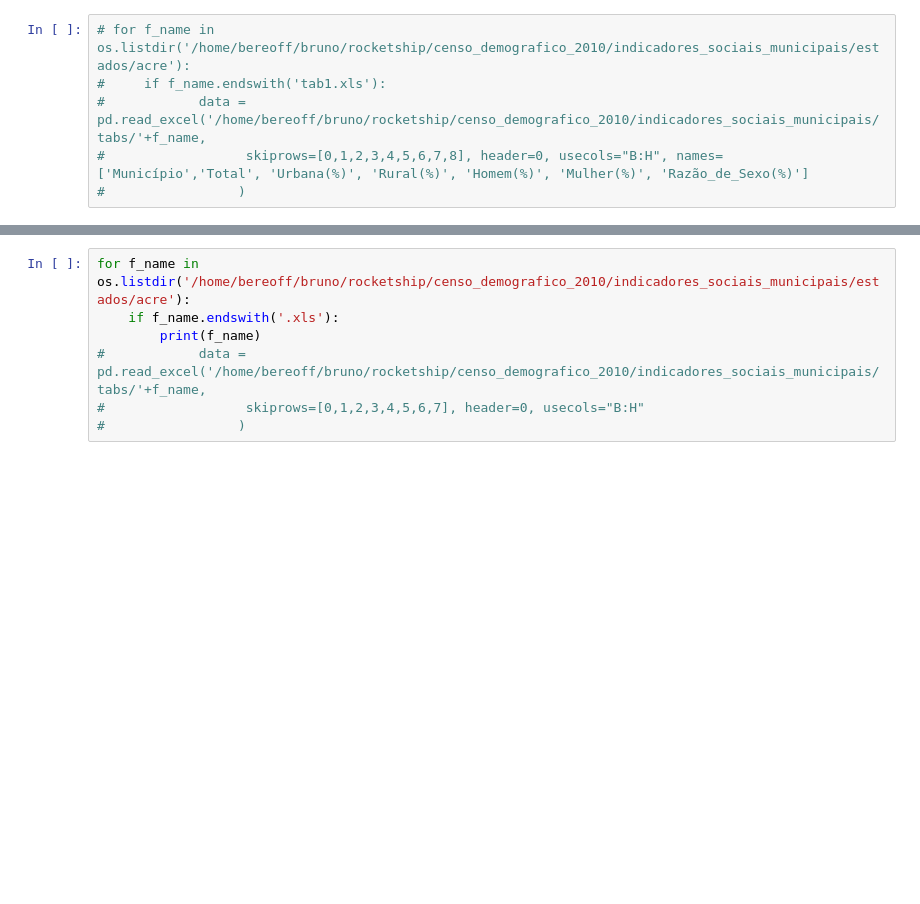
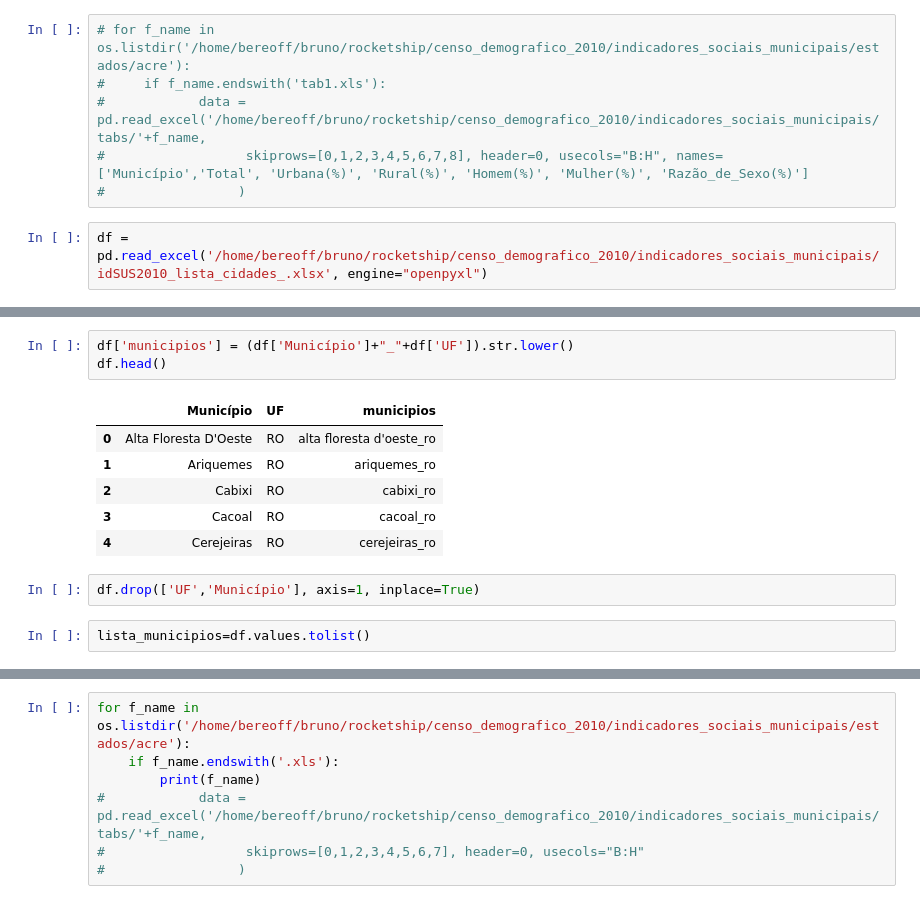
Before and after one commit to Bereoff/censo_brasil, a Jupyter notebook: notebooks/get_tab1.ipynb, the cells around one changed output, grey strips where cells are left out. Saved outputs shown, nothing was run; the diff lists cells and outputs as text; blank space fills up the shorter version.

```diff
--- a/notebooks/get_tab1.ipynb
+++ b/notebooks/get_tab1.ipynb
@@ -23,3 +23,5 @@ state_dict = {'acre':'AC', 'alagoas':'AL','amapa':'AP',
 #            data = pd.read_excel('/home/bereoff/bruno/rocketship/censo_demografico_2010/indicadores_sociais_municipais/tabs/'+f_name,
 #                  skiprows=[0,1,2,3,4,5,6,7,8], header=0, usecols="B:H", names=['Município','Total', 'Urbana(%)', 'Rural(%)', 'Homem(%)', 'Mulher(%)', 'Razão_de_Sexo(%)']
 #                 )
+# %%
+df = pd.read_excel('/home/bereoff/bruno/rocketship/censo_demografico_2010/indicadores_sociais_municipais/idSUS2010_lista_cidades_.xlsx', engine="openpyxl")
@@ -25,0 +37,14 @@ state_dict = {'acre':'AC', 'alagoas':'AL','amapa':'AP',
+# %%
+df['municipios'] = (df['Município']+"_"+df['UF']).str.lower()
+df.head()
+# %% [output]
+|  | Município | UF | municipios |
+| 0 | Alta Floresta D'Oeste | RO | alta floresta d'oeste_ro |
+| 1 | Ariquemes | RO | ariquemes_ro |
+| 2 | Cabixi | RO | cabixi_ro |
+| 3 | Cacoal | RO | cacoal_ro |
+| 4 | Cerejeiras | RO | cerejeiras_ro |
+# %%
+df.drop(['UF','Município'], axis=1, inplace=True)
+# %%
+lista_municipios=df.values.tolist()
```
Also changed, not shown: parts of 5 cells of this notebook.
